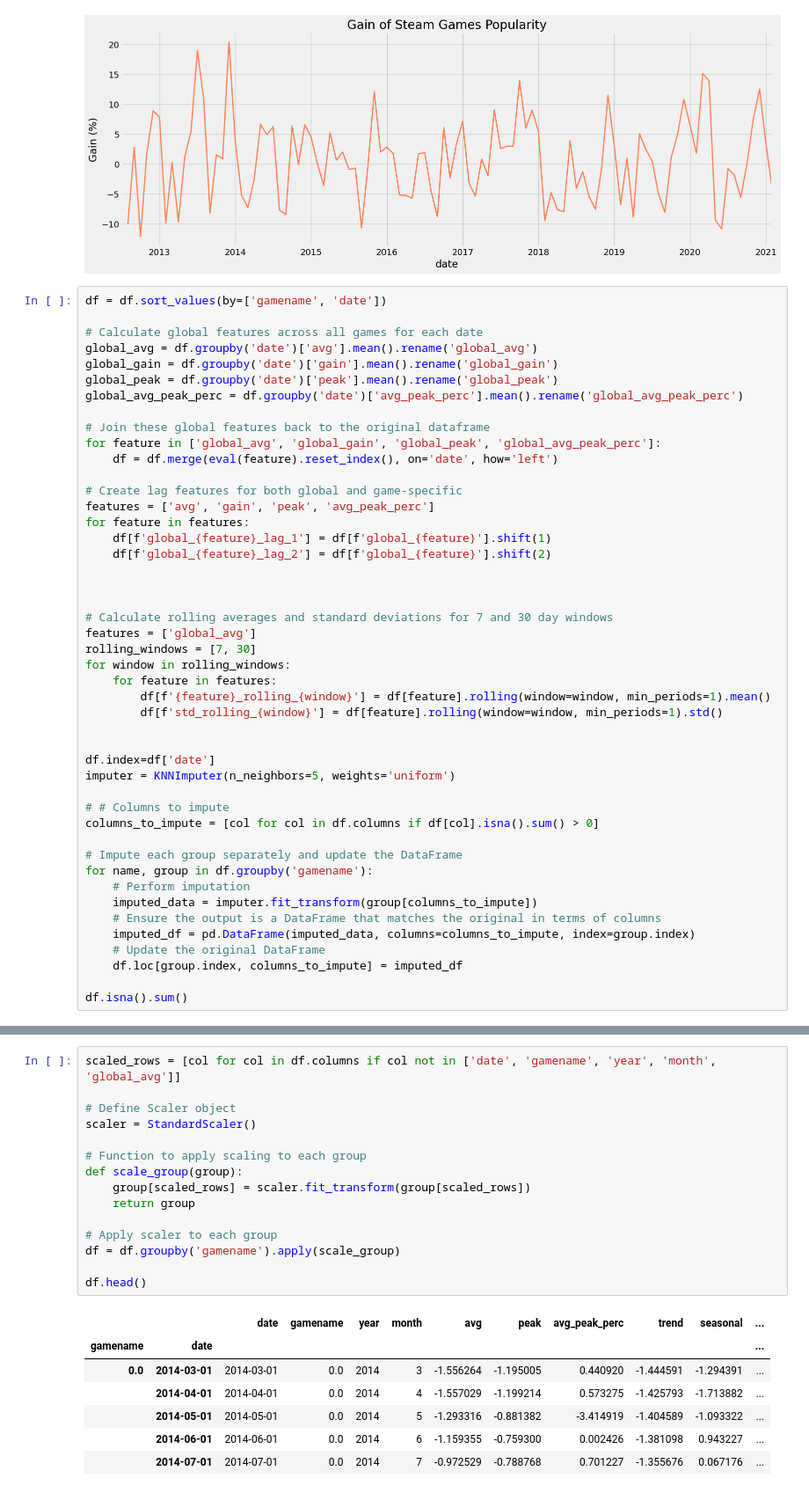
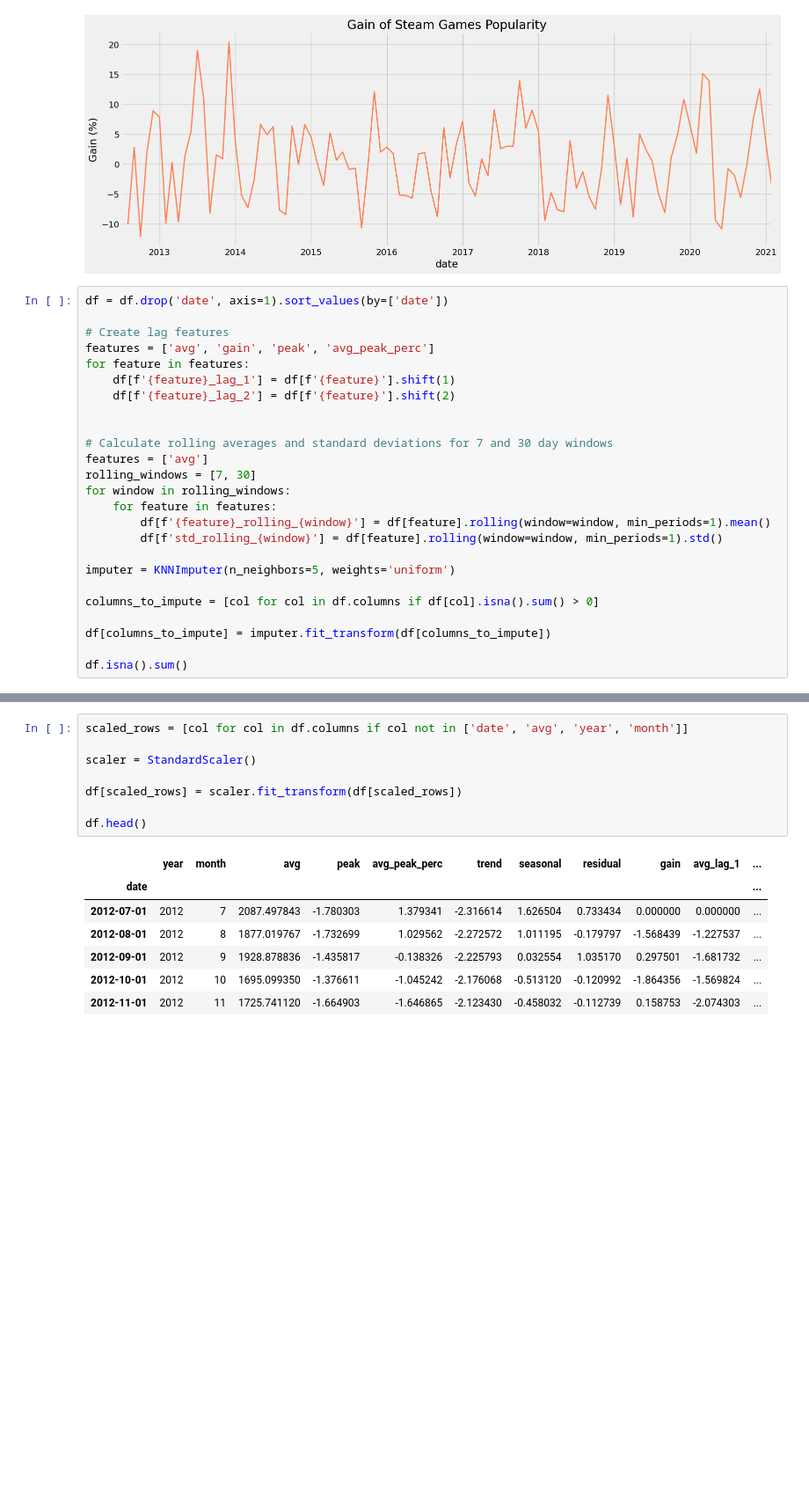
Before and after one commit to adenletchworth/Player-Trend-Predictions, a Jupyter notebook: predicting-player-counts.ipynb, the cells around one changed output, grey strips where cells are left out. Shown at 88% size. Drawn from its saved outputs; the diff is of its cells as text; blank space fills up the shorter version.

```diff
--- a/predicting-player-counts.ipynb
+++ b/predicting-player-counts.ipynb
@@ -274,49 +238,28 @@ ax.set_title('Gain of Steam Games Popularity')
 Text(0.5, 1.0, 'Gain of Steam Games Popularity')
 [figure]
 # %%
-df = df.sort_values(by=['gamename', 'date'])
+df = df.drop('date', axis=1).sort_values(by=['date'])
 
-# Calculate global features across all games for each date
-global_avg = df.groupby('date')['avg'].mean().rename('global_avg')
-global_gain = df.groupby('date')['gain'].mean().rename('global_gain')
-global_peak = df.groupby('date')['peak'].mean().rename('global_peak')
-global_avg_peak_perc = df.groupby('date')['avg_peak_perc'].mean().rename('global_avg_peak_perc')
-
-# Join these global features back to the original dataframe
-for feature in ['global_avg', 'global_gain', 'global_peak', 'global_avg_peak_perc']:
-    df = df.merge(eval(feature).reset_index(), on='date', how='left')
-
-# Create lag features for both global and game-specific
+# Create lag features
 features = ['avg', 'gain', 'peak', 'avg_peak_perc']
 for feature in features:
-    df[f'global_{feature}_lag_1'] = df[f'global_{feature}'].shift(1)
-    df[f'global_{feature}_lag_2'] = df[f'global_{feature}'].shift(2)
-
+    df[f'{feature}_lag_1'] = df[f'{feature}'].shift(1)
+    df[f'{feature}_lag_2'] = df[f'{feature}'].shift(2)
 
 
 # Calculate rolling averages and standard deviations for 7 and 30 day windows
-features = ['global_avg']
+features = ['avg']
 rolling_windows = [7, 30]
 for window in rolling_windows:
     for feature in features:
         df[f'{feature}_rolling_{window}'] = df[feature].rolling(window=window, min_periods=1).mean()
         df[f'std_rolling_{window}'] = df[feature].rolling(window=window, min_periods=1).std()
 
-
-df.index=df['date']
 imputer = KNNImputer(n_neighbors=5, weights='uniform')
 
-# # Columns to impute
 columns_to_impute = [col for col in df.columns if df[col].isna().sum() > 0]
 
-# Impute each group separately and update the DataFrame
-for name, group in df.groupby('gamename'):
-    # Perform imputation
-    imputed_data = imputer.fit_transform(group[columns_to_impute])
-    # Ensure the output is a DataFrame that matches the original in terms of columns
-    imputed_df = pd.DataFrame(imputed_data, columns=columns_to_impute, index=group.index)
-    # Update the original DataFrame
-    df.loc[group.index, columns_to_impute] = imputed_df
+df[columns_to_impute] = imputer.fit_transform(df[columns_to_impute])
 
 df.isna().sum()
 # %% [output]
@@ -428,23 +348,16 @@ KeyboardInterrupt:
 # %%
-scaled_rows = [col for col in df.columns if col not in ['date', 'gamename', 'year', 'month', 'global_avg']]
+scaled_rows = [col for col in df.columns if col not in ['date', 'avg', 'year', 'month']]
 
-# Define Scaler object
 scaler = StandardScaler()
 
-# Function to apply scaling to each group
-def scale_group(group):
-    group[scaled_rows] = scaler.fit_transform(group[scaled_rows])
-    return group
-
-# Apply scaler to each group
-df = df.groupby('gamename').apply(scale_group)
+df[scaled_rows] = scaler.fit_transform(df[scaled_rows])
 
 df.head()
 # %% [output]
-|  |  | date | gamename | year | month | avg | peak | avg_peak_perc | trend | seasonal | ... |
-| gamename | date |  |  |  |  |  |  |  |  |  | ... |
-| 0.0 | 2014-03-01 | 2014-03-01 | 0.0 | 2014 | 3 | -1.556264 | -1.195005 | 0.440920 | -1.444591 | -1.294391 | ... |
-|  | 2014-04-01 | 2014-04-01 | 0.0 | 2014 | 4 | -1.557029 | -1.199214 | 0.573275 | -1.425793 | -1.713882 | ... |
-|  | 2014-05-01 | 2014-05-01 | 0.0 | 2014 | 5 | -1.293316 | -0.881382 | -3.414919 | -1.404589 | -1.093322 | ... |
-|  | 2014-06-01 | 2014-06-01 | 0.0 | 2014 | 6 | -1.159355 | -0.759300 | 0.002426 | -1.381098 | 0.943227 | ... |
-|  | 2014-07-01 | 2014-07-01 | 0.0 | 2014 | 7 | -0.972529 | -0.788768 | 0.701227 | -1.355676 | 0.067176 | ... |
+|  | year | month | avg | peak | avg_peak_perc | trend | seasonal | residual | gain | avg_lag_1 | ... |
+| date |  |  |  |  |  |  |  |  |  |  | ... |
+| 2012-07-01 | 2012 | 7 | 2087.497843 | -1.780303 | 1.379341 | -2.316614 | 1.626504 | 0.733434 | 0.000000 | 0.000000 | ... |
+| 2012-08-01 | 2012 | 8 | 1877.019767 | -1.732699 | 1.029562 | -2.272572 | 1.011195 | -0.179797 | -1.568439 | -1.227537 | ... |
+| 2012-09-01 | 2012 | 9 | 1928.878836 | -1.435817 | -0.138326 | -2.225793 | 0.032554 | 1.035170 | 0.297501 | -1.681732 | ... |
+| 2012-10-01 | 2012 | 10 | 1695.099350 | -1.376611 | -1.045242 | -2.176068 | -0.513120 | -0.120992 | -1.864356 | -1.569824 | ... |
+| 2012-11-01 | 2012 | 11 | 1725.741120 | -1.664903 | -1.646865 | -2.123430 | -0.458032 | -0.112739 | 0.158753 | -2.074303 | ... |
```
Also changed, not shown: parts of 17 cells of this notebook.
